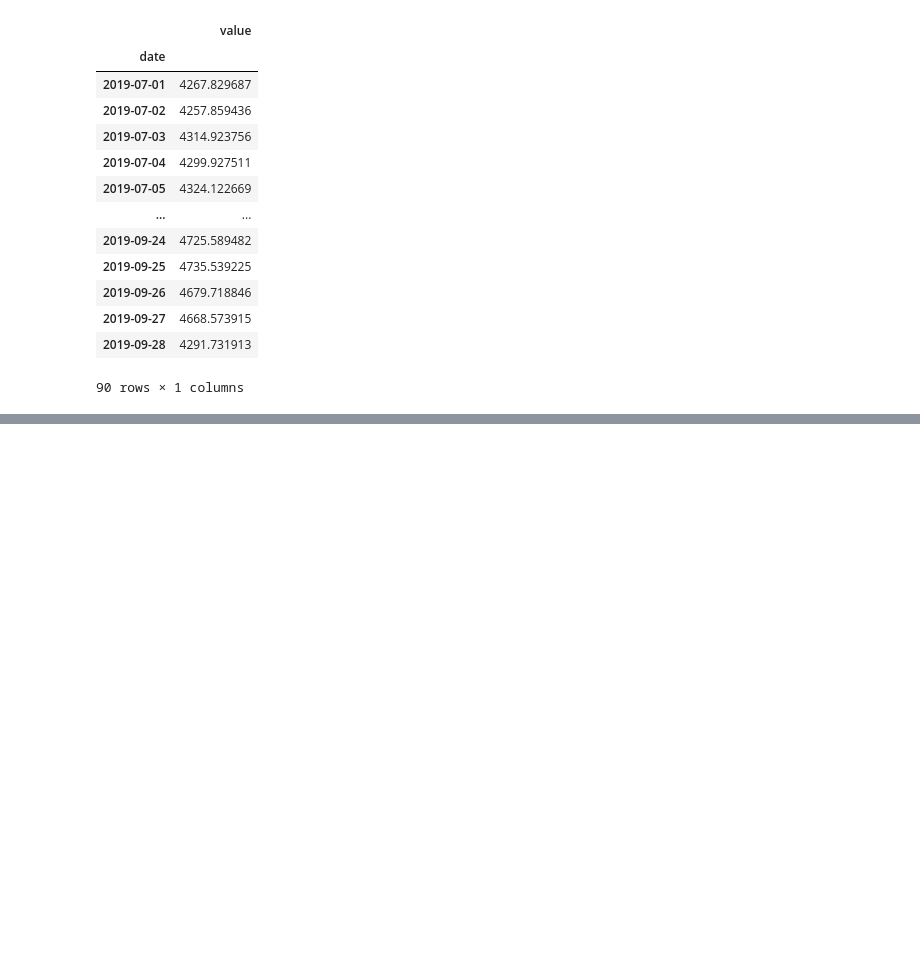
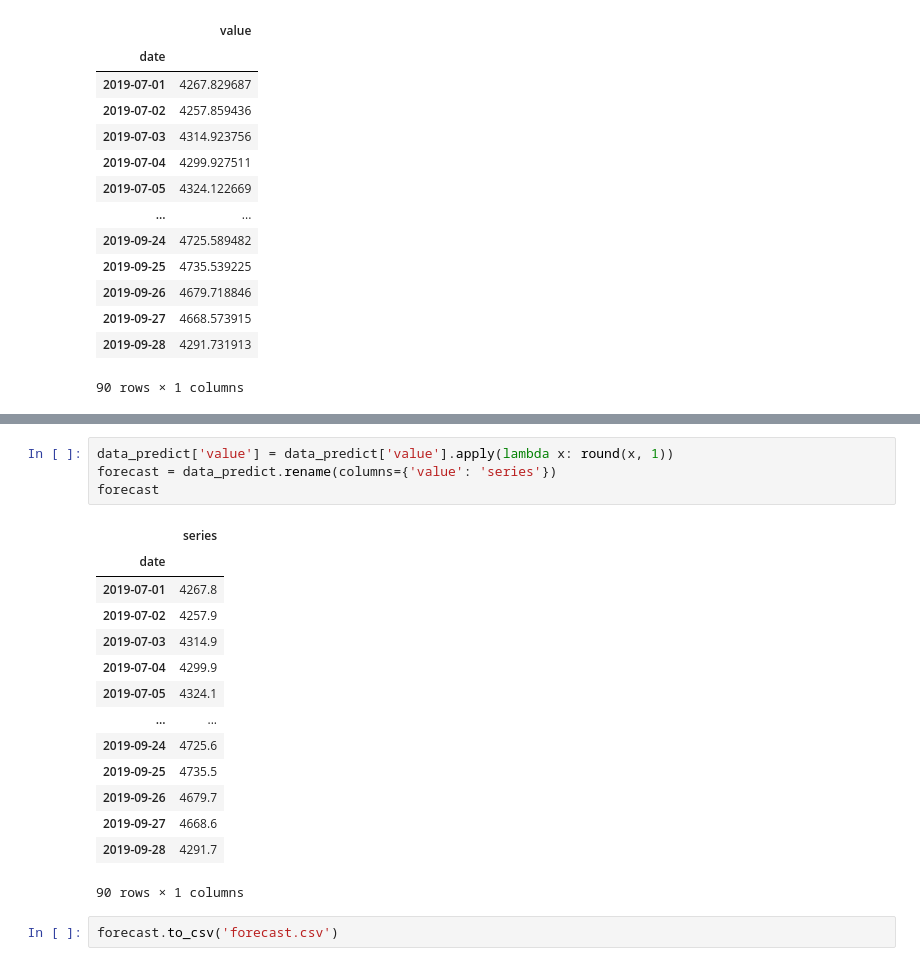
Before and after one commit to kek7777/Business_analysis, a Jupyter notebook: task1.ipynb, the cells around one changed output, grey strips where cells are left out. Saved outputs shown, nothing was run; the diff lists cells and outputs as text; blank space fills up the shorter version.

```diff
--- a/task1.ipynb
+++ b/task1.ipynb
@@ -424,0 +425,21 @@ data_predict.describe()
+# %%
+data_predict['value'] = data_predict['value'].apply(lambda x: round(x, 1))
+forecast = data_predict.rename(columns={'value': 'series'})
+forecast
+# %% [output]
+|  | series |
+| date |  |
+| 2019-07-01 | 4267.8 |
+| 2019-07-02 | 4257.9 |
+| 2019-07-03 | 4314.9 |
+| 2019-07-04 | 4299.9 |
+| 2019-07-05 | 4324.1 |
+| ... | ... |
+| 2019-09-24 | 4725.6 |
+| 2019-09-25 | 4735.5 |
+| 2019-09-26 | 4679.7 |
+| 2019-09-27 | 4668.6 |
+| 2019-09-28 | 4291.7 |
+90 rows × 1 columns
+# %%
+forecast.to_csv('forecast.csv')
```
Also changed, not shown: parts of 14 cells of this notebook, 1 other file.
